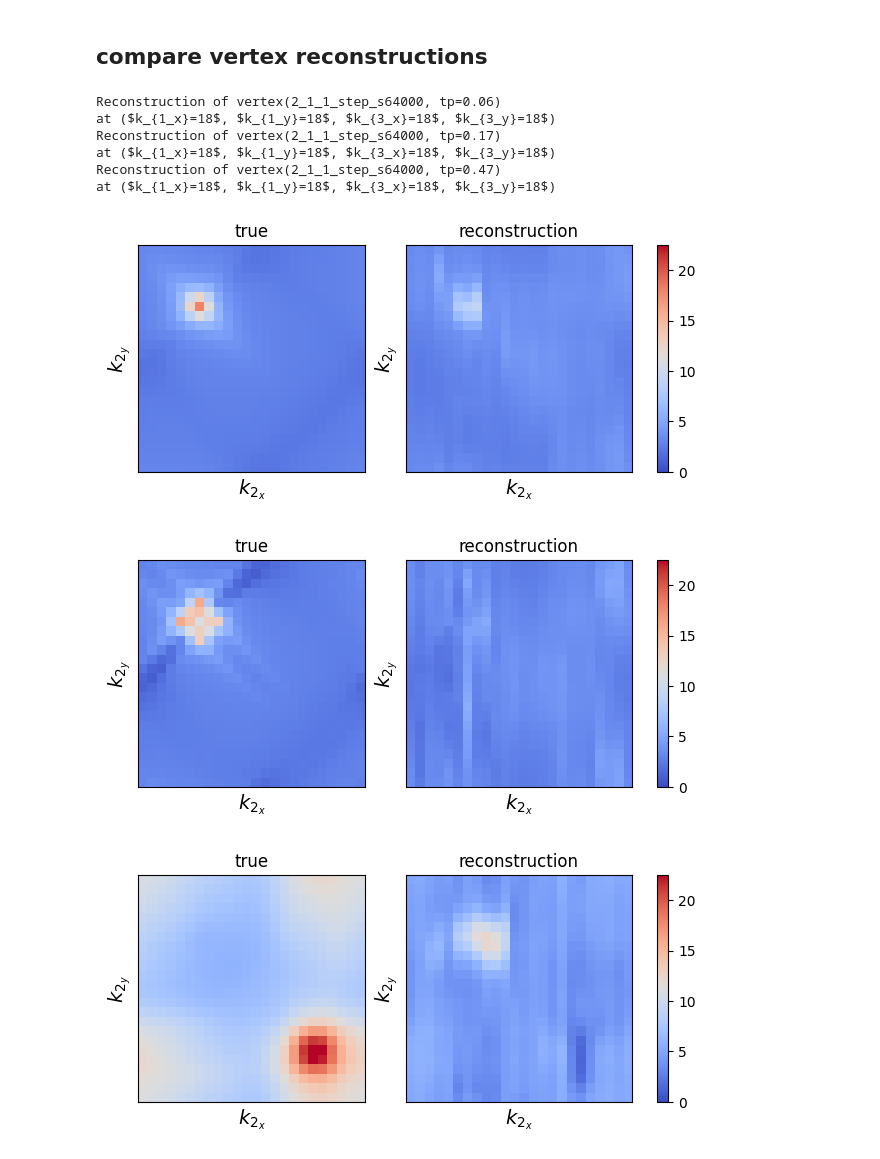
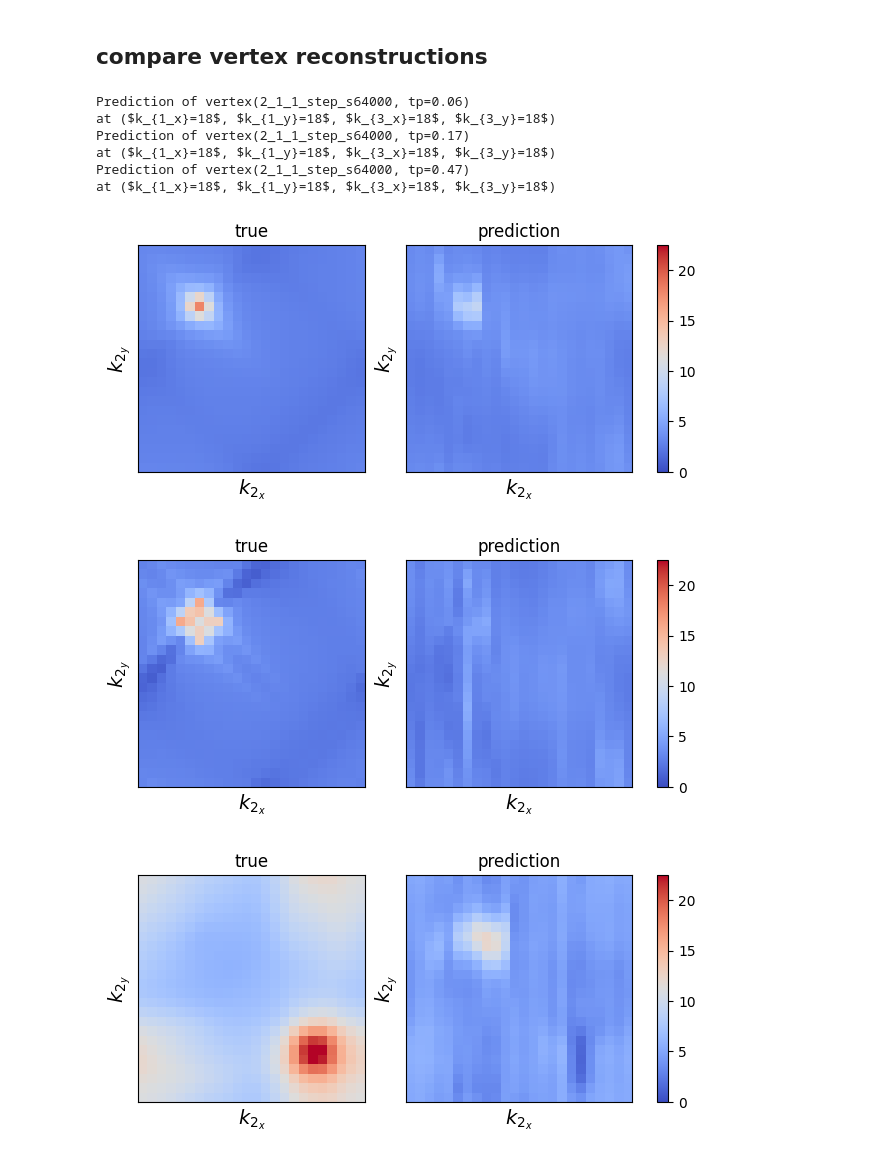
Before and after one commit to DanielSpringer/PhysML, a Jupyter notebook: notebooks/vertex/plot_results.ipynb, the cells around one changed output. Cells and saved outputs as stored; diff of their text form; code cells hidden in the pictures.

Commit message:
update plot notebook

```diff
--- a/notebooks/vertex/plot_results.ipynb
+++ b/notebooks/vertex/plot_results.ipynb
@@ -271,7 +271,7 @@ vertex_data = verteval.load_vertices(plot_data, data_dir, base_dir)
 # %%
 for i, (vertex, pred, run_id, tp) in enumerate(vertex_data):
     print(f'{run_id}, tp={tp:.2f}')
-    verteval.plot_vertex_error(vertex, pred, bars=True, nbins=24, legend=i==0, plot_dir=None, plot_name=f'reconst_{run_id}_tp{tp:.2f}')
+    verteval.plot_vertex_error(vertex, pred, bars=True, nbins=24, legend=i==0, plot_name=f'reconst_{run_id}_tp{tp:.2f}')
 # %% [output]
 2_1_1_ld32, tp=0.03
 [figure]
@@ -784,28 +784,28 @@ predictions = {run_id: [np.load(base_path / run_id / 'predictions' / (vertex_pat
 # %%
 i = 18
 axis = 3
 nrows, ncols = 1, 2
 slice_at = (i, i, i, i)
 other_ks = set(range(1,4)) - {(axis + 1) // 2}
 params_str = ', '.join([f'$k_{{{k}_{c}}}={sl}$' for (k, c), sl
                         in zip([(k, c) for k in other_ks for c in ['x', 'y']], slice_at)])
 
 for run_id, preds in predictions.items():
     for tp, true, pred in zip(tp_to_plot, vertices, preds):
         fn = vertex_path_dict[tp].stem
         true_slice = vertvis.get_mat_slice(true, axis, slice_at)
         pred_slice = vertvis.get_mat_slice(pred, axis, slice_at)
-        plot_data = {'true': true_slice, 'reconstruction': pred_slice}
-        print(f'Reconstruction of vertex({run_id}, tp={tp})\nat ({params_str})')
+        plot_data = {'true': true_slice, 'prediction': pred_slice}
+        print(f'Prediction of vertex({run_id}, tp={tp})\nat ({params_str})')
         vertvis.plot_compare_grid(plot_data, nrows, ncols, axis, None, figsize=(6, 4), vmin=0.0, vmax=22.5,
                                   plot_name=f'vert_compare_{run_id}_tp{tp:.2f}_i{i}_axis{axis}')
 # %% [output]
-Reconstruction of vertex(2_1_1_step_s64000, tp=0.06)
+Prediction of vertex(2_1_1_step_s64000, tp=0.06)
 at ($k_{1_x}=18$, $k_{1_y}=18$, $k_{3_x}=18$, $k_{3_y}=18$)
-Reconstruction of vertex(2_1_1_step_s64000, tp=0.17)
+Prediction of vertex(2_1_1_step_s64000, tp=0.17)
 at ($k_{1_x}=18$, $k_{1_y}=18$, $k_{3_x}=18$, $k_{3_y}=18$)
-Reconstruction of vertex(2_1_1_step_s64000, tp=0.47)
+Prediction of vertex(2_1_1_step_s64000, tp=0.47)
 at ($k_{1_x}=18$, $k_{1_y}=18$, $k_{3_x}=18$, $k_{3_y}=18$)
-[figure, old version]
+[figure, new version]
-[figure, old version]
+[figure, new version]
-[figure, old version]
+[figure, new version]
```
